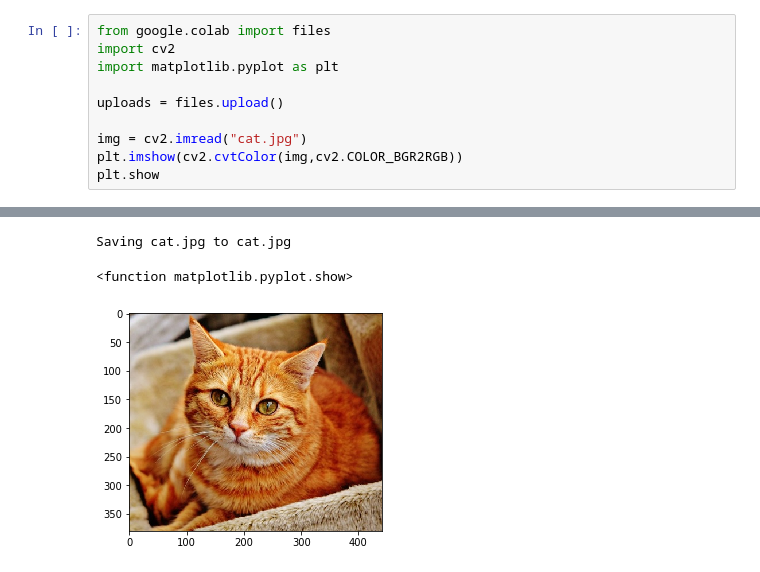
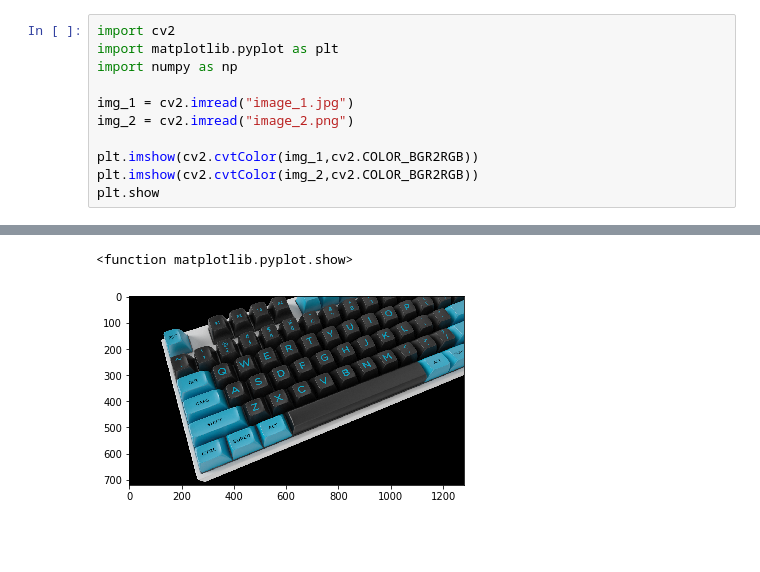
Before and after one commit to simonryu/Python-Data_Analysis-and-Image-Processing-Tutorial, a Jupyter notebook: 08.OpenCV 이미지 변형.ipynb, the cells around one changed output, grey strips where cells are left out. Cells and saved outputs as stored; diff of their text form; blank space fills up the shorter version.

Commit message:
Colaboratory를 통해 생성됨

```diff
--- a/08.OpenCV 이미지 변형.ipynb
+++ b/08.OpenCV 이미지 변형.ipynb
@@ -3,11 +15,12 @@
 # %%
-from google.colab import files
 import cv2
 import matplotlib.pyplot as plt
+import numpy as np
 
-uploads = files.upload()
+img_1 = cv2.imread("image_1.jpg")
+img_2 = cv2.imread("image_2.png")
 
-img = cv2.imread("cat.jpg")
-plt.imshow(cv2.cvtColor(img,cv2.COLOR_BGR2RGB))
+plt.imshow(cv2.cvtColor(img_1,cv2.COLOR_BGR2RGB))
+plt.imshow(cv2.cvtColor(img_2,cv2.COLOR_BGR2RGB))
 plt.show
 # %% [output]
@@ -15,3 +27,2 @@ plt.show
-Saving cat.jpg to cat.jpg
+<function matplotlib.pyplot.show>
-<function matplotlib.pyplot.show>
-[figure, old version]
+[figure, new version]
```
Also changed, not shown: parts of 14 cells of this notebook.
